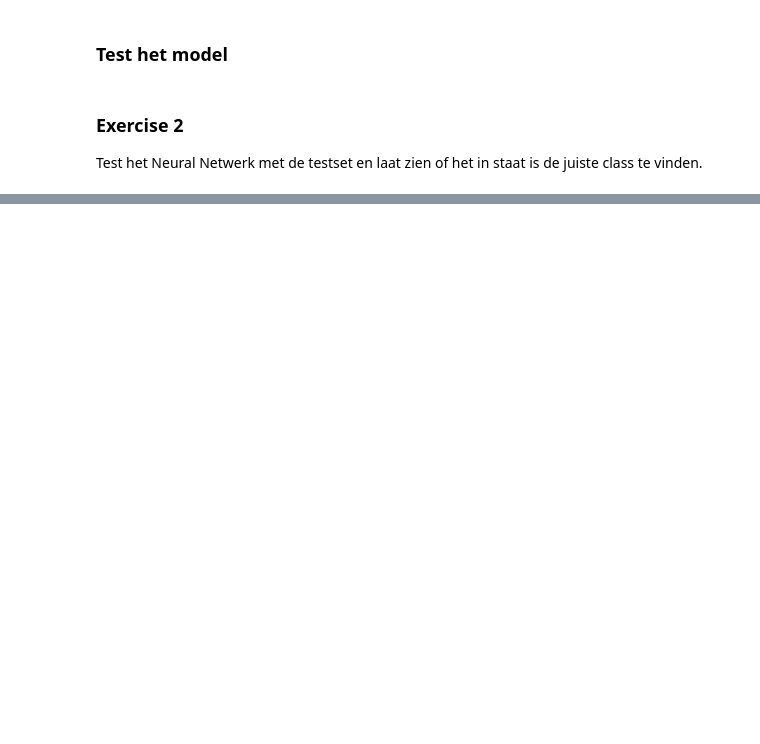
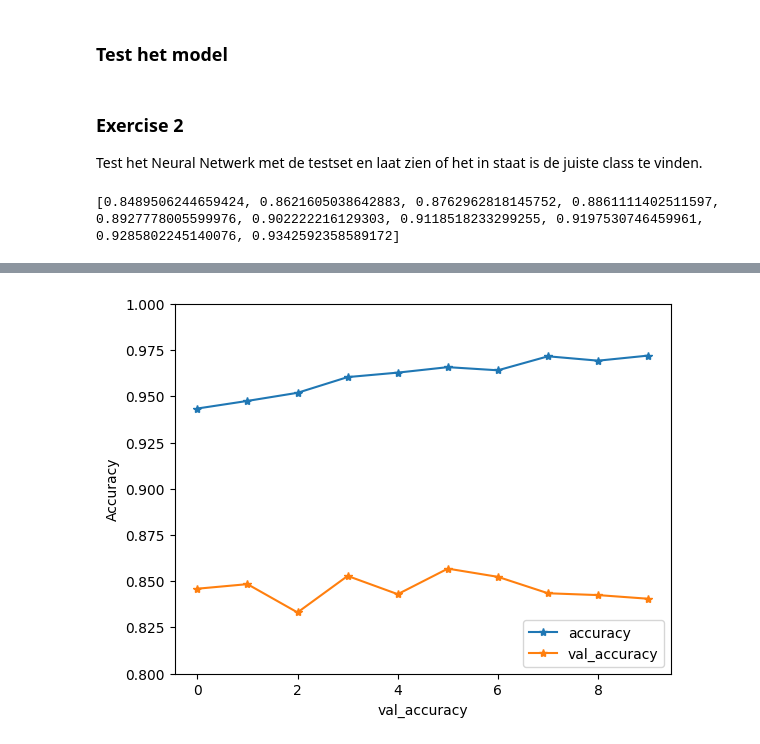
Before and after one commit to Porsche9114s/MakeAIWork2, a Jupyter notebook: opdrachten/practica/week07/image_recognition/notebook/tf_cnn_opdracht1.ipynb, the cells around one changed output, grey strips where cells are left out. Drawn from its saved outputs; the diff is of its cells as text; code cells hidden in the pictures; blank space fills up the shorter version.

```diff
--- a/opdrachten/practica/week07/image_recognition/notebook/tf_cnn_opdracht1.ipynb
+++ b/opdrachten/practica/week07/image_recognition/notebook/tf_cnn_opdracht1.ipynb
@@ -129,7 +132,17 @@ inspectData()
     Vul de netwerktopologie tot een bruikbaar Neural Netwerk onstaat.
 </p>
 # %%
-model = keras.models.Sequential()
+
+model = tf.keras.models.Sequential([
+    tf.keras.layers.Conv2D(16, 3, padding= 'same', activation='relu'),
+    tf.keras.layers.MaxPooling2D(2, 2),
+    tf.keras.layers.Conv2D(32, 3, padding= 'same', activation='relu'),
+    tf.keras.layers.MaxPooling2D(2, 2),
+    tf.keras.layers.Conv2D(64, 3, padding= 'same', activation='relu'),
+    tf.keras.layers.MaxPooling2D(2, 2),
+    tf.keras.layers.Flatten(),
+    tf.keras.layers.Dense(10, activation='sigmoid')
+    ])
 # %% [markdown]
 <h3>Definieer de trainparameters</h3>
 # %%
@@ -140,4 +153,4 @@ nrOfEpochs = 5
 <h3>Train het model</h3>
 # %%
 model.compile(optimizer=gdAlgorithm, loss=lossFunction, metrics="accuracy")
-model.fit(trainSet, trainLabels, epochs=nrOfEpochs, batch_size=64, verbose=2)
+model.fit(trainSet, trainLabels, epochs=5, batch_size=64, verbose=2)
@@ -148,3 +173,20 @@ model.fit(trainSet, trainLabels, epochs=nrOfEpochs, batch_size=64, verbose=2)
 <p>
     Test het Neural Netwerk met de testset en laat zien of het in staat is de juiste class te vinden.
 </p>
+# %%
+print(history.history['accuracy'])
+# %% [output]
+[0.8489506244659424, 0.8621605038642883, 0.8762962818145752, 0.8861111402511597, 0.8927778005599976, 0.902222216129303, 0.9118518233299255, 0.9197530746459961, 0.9285802245140076, 0.9342592358589172]
+# %%
+history = model.fit(trainSet, trainLabels, epochs=10, validation_split=0.1, shuffle=True)
+
+
+plt.plot(history.history['accuracy'], '-*',label='accuracy')
+plt.plot(history.history['val_accuracy'],'-*', label = 'val_accuracy')
+plt.xlabel('val_accuracy')
+plt.ylabel('Accuracy')
+plt.ylim([0.8, 1])
+plt.legend(loc='lower right')
+
+test_loss, test_acc = model.evaluate(trainSet, trainLabels, verbose=2)
+# %% [output]
@@ -150,0 +210 @@ model.fit(trainSet, trainLabels, epochs=nrOfEpochs, batch_size=64, verbose=2)
+[figure, added]
```
Also changed, not shown: parts of 4 cells of this notebook.
